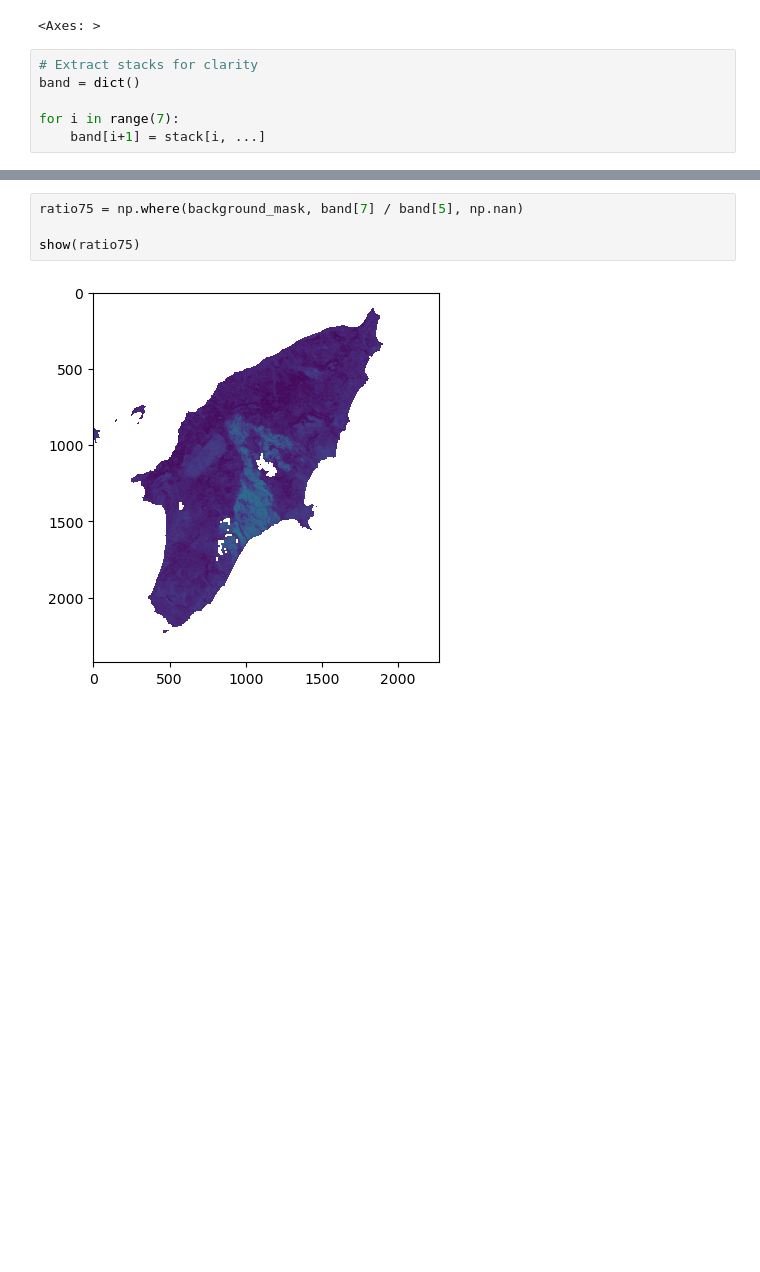
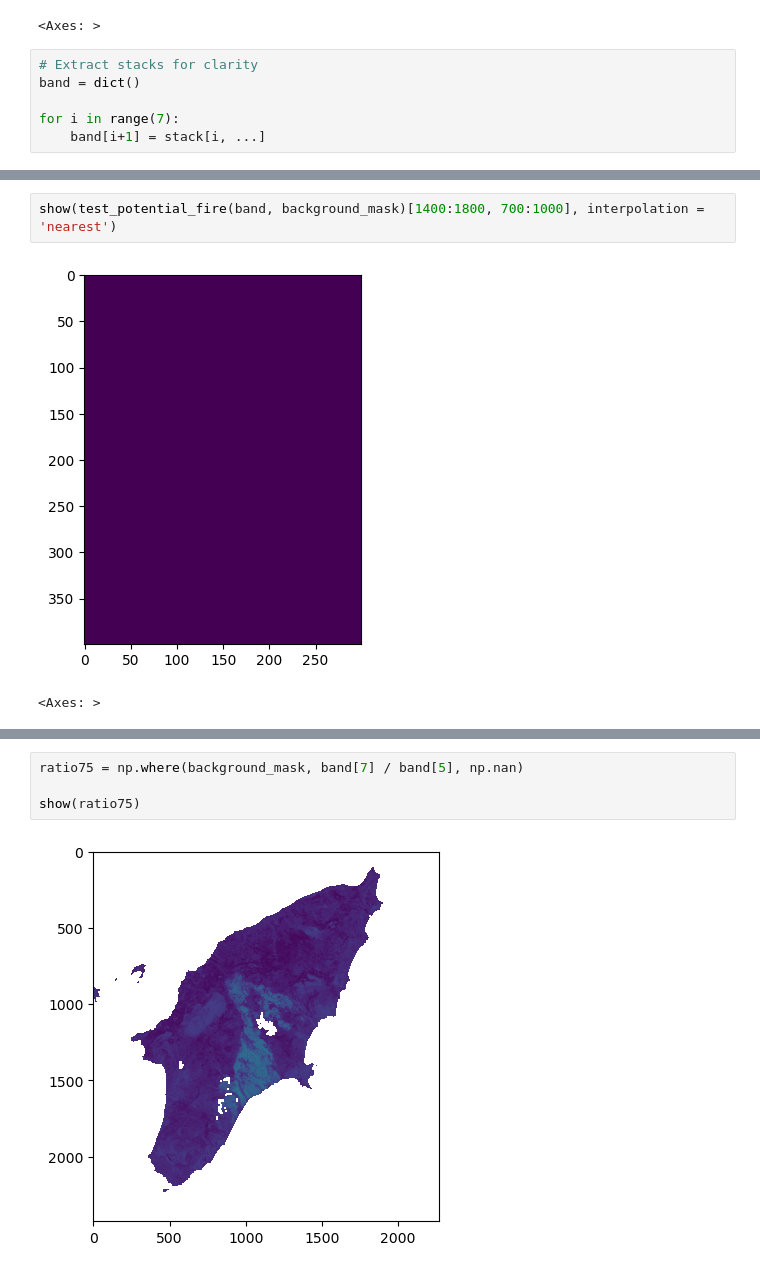
Before and after one commit to Pinnacle55/landsatAFD, a Jupyter notebook: Active Fire Detection.ipynb, the cells around one changed output, grey strips where cells are left out. Saved outputs shown, nothing was run; the diff lists cells and outputs as text; blank space fills up the shorter version.

```diff
--- a/Active Fire Detection.ipynb
+++ b/Active Fire Detection.ipynb
@@ -113,0 +268,5 @@ def potential_fire(band, background_mask):
+# %%
+show(test_potential_fire(band, background_mask)[1400:1800, 700:1000], interpolation = 'nearest')
+# %% [output]
+[figure, added]
+<Axes: >
```
Also changed, not shown: parts of 21 cells of this notebook, 1 other file.
